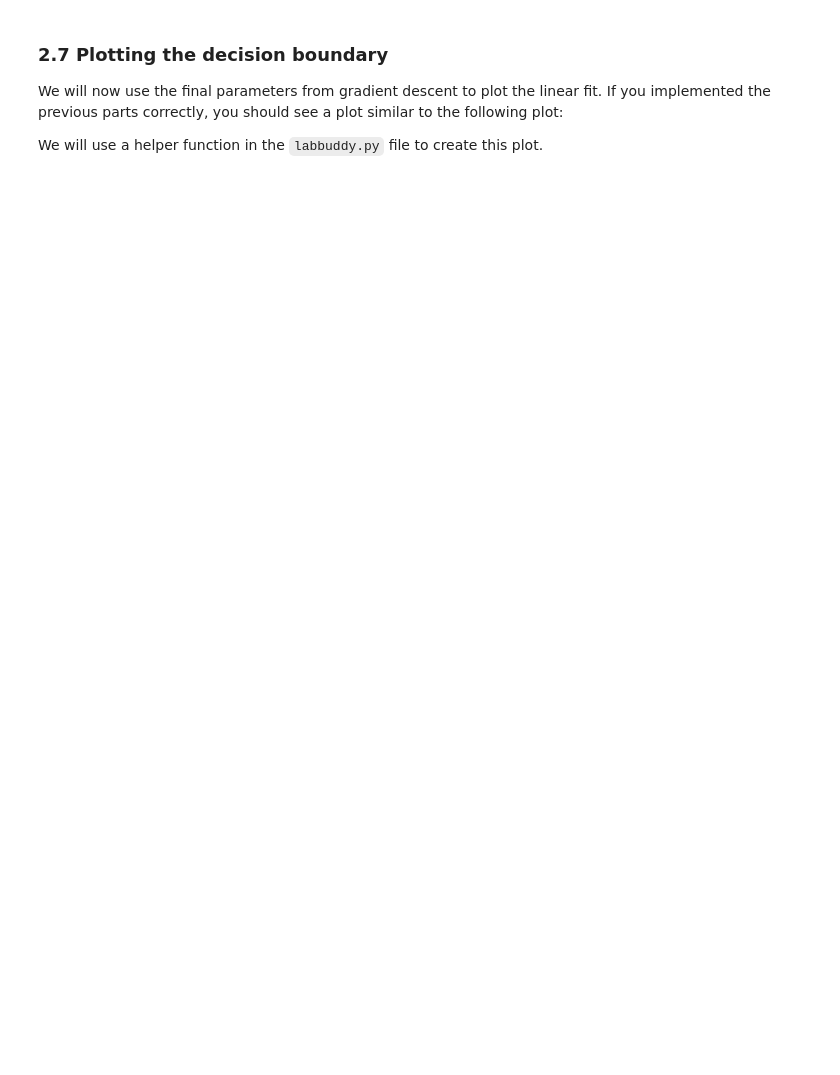
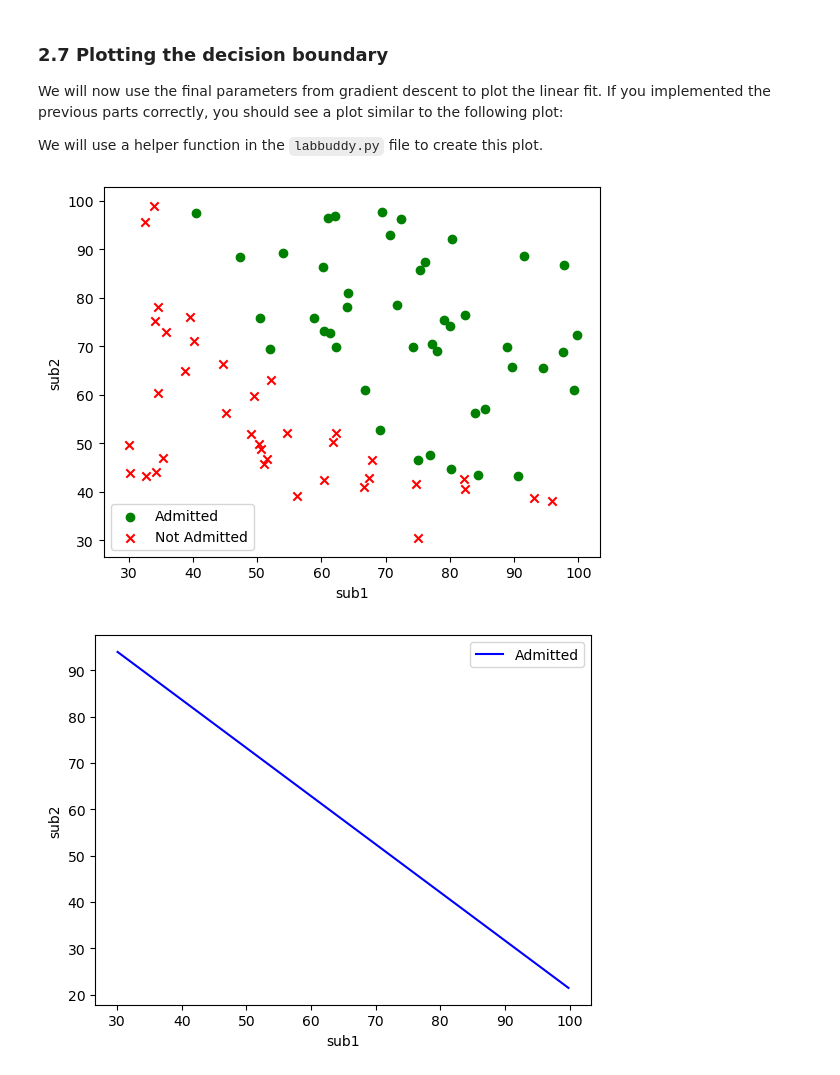
Before and after one commit to Aniruddha521/Python-Exercise, a Jupyter notebook: Logistic Regression Exercise.ipynb, the cells around one changed output. Cells and saved outputs as stored; diff of their text form; code cells hidden in the pictures; blank space fills up the shorter version.

```diff
--- a/Logistic Regression Exercise.ipynb
+++ b/Logistic Regression Exercise.ipynb
@@ -553,7 +573,7 @@ def gradient_descent(X, y, w_in, b_in, cost_function, gradient_function, alpha,
     for i in range(num_iters):
 
         # Calculate the gradient and update the parameters
-        dj_db, dj_dw = gradient_function(X, y, w_in, b_in, lambda_)
+        dj_db, dj_dw = gradient_function(X, y, w_in, b_in)
 
         # Update Parameters using w, b, alpha and gradient
         w_in = w_in - alpha * dj_dw
@@ -561,7 +581,7 @@ def gradient_descent(X, y, w_in, b_in, cost_function, gradient_function, alpha,
 
         # Save cost J at each iteration
         if i<10000:      # prevent resource exhaustion
-            cost =  cost_function(X, y, w_in, b_in, lambda_)
+            cost =  cost_function(X, y, w_in, b_in)
             J_history.append(cost)
 
         # Print cost every at intervals 10 times or as many iterations if < 10
@@ -583,5 +603,5 @@ initial_b = -8
 iterations = 10000
 alpha = 0.001
 
-w,b, J_history,_ = gradient_descent(X_train ,y_train, initial_w, initial_b,
+w,b, J_history,_ = gradient_descent(x_train ,y_train, initial_w, initial_b,
                                    cost, find_gradient, alpha, iterations, 0)
@@ -592,3 +624,39 @@ w,b, J_history,_ = gradient_descent(X_train ,y_train, initial_w, initial_b,
 We will now use the final parameters from gradient descent to plot the linear fit. If you implemented the previous parts correctly, you should see a plot similar to the following plot:
 
 We will use a helper function in the `labbuddy.py` file to create this plot.
+# %%
+def map_feature(x1, x2):
+    x1 = np.atleast_1d(x1)
+    x2 = np.atleast_1d(x2)
+    degree = 6
+    out = []
+    for i in range(1, degree+1):
+        for j in range(i + 1):
+            out.append((x1**(i-j) * (x2**j)))
+    return np.stack(out, axis=1)
+# %%
+def plot_decision_boundary(w, b, x, y,xlable:str,ylable:str,lable1:str,lable2:str,show:bool):
+    plot_data(x[:, 0:2], y,xlable,ylable,lable1,lable2)
+    if x.shape[1] <= 2:
+        plot_x = np.array([min(x[:, 0]), max(x[:, 0])])
+        plot_y = (-1. / w[1]) * (w[0] * plot_x + b)
+        plt.plot(plot_x, plot_y, c="b")
+    else:
+        u = np.linspace(-1, 1.5, 50)
+        v = np.linspace(-1, 1.5, 50)
+        z = np.zeros((len(u), len(v)))
+        for i in range(len(u)):
+            for j in range(len(v)):
+                z[i,j] = sigmoid(np.dot(map_feature(u[i], v[j]), w) + b)
+        z = np.transpose(z)
+        plt.contour(u,v,z, levels = [0.5], colors="g")
+    if show==True:
+        plt.xlabel(xlable)
+        plt.ylabel(ylable)
+        plt.legend([lable1,lable2])
+        plt.show()
+# %%
+plot_decision_boundary(w, b, x_train, y_train,"sub1","sub2","Admitted","Not Admitted",True)
+# %% [output]
+[figure, added]
+[figure, added]
```
Also changed, not shown: parts of 11 cells of this notebook, 1 other file.
